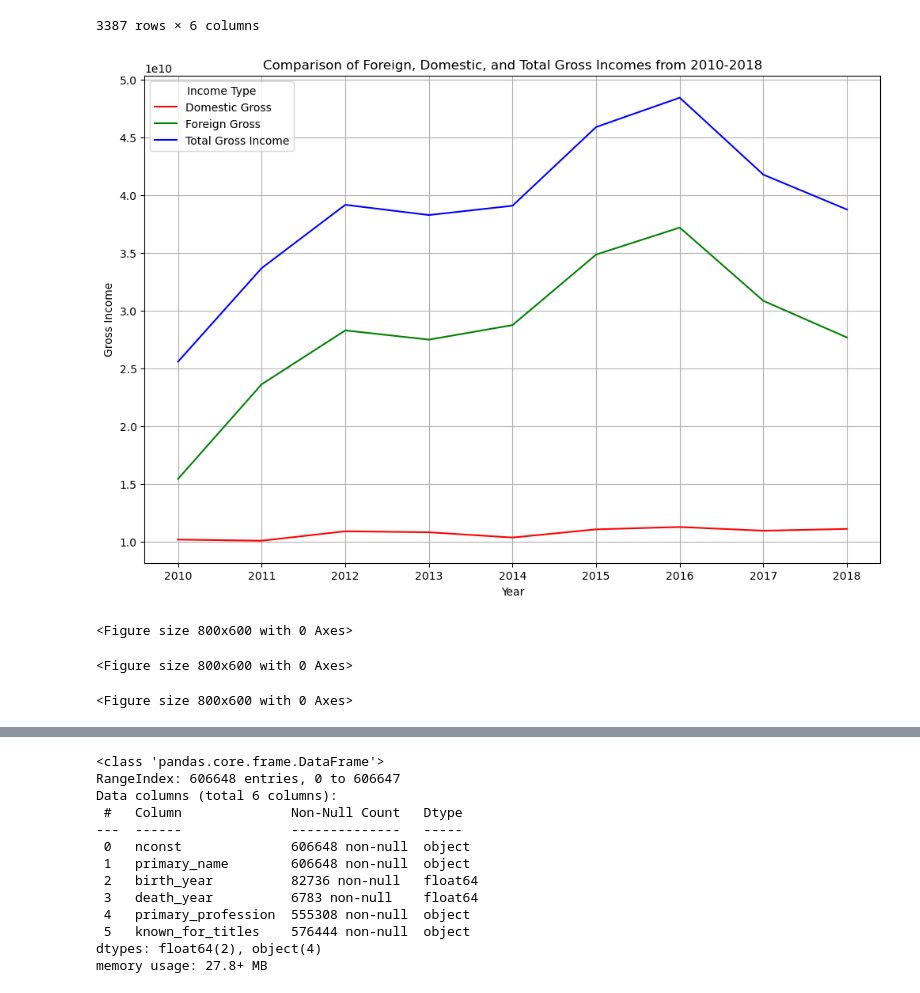
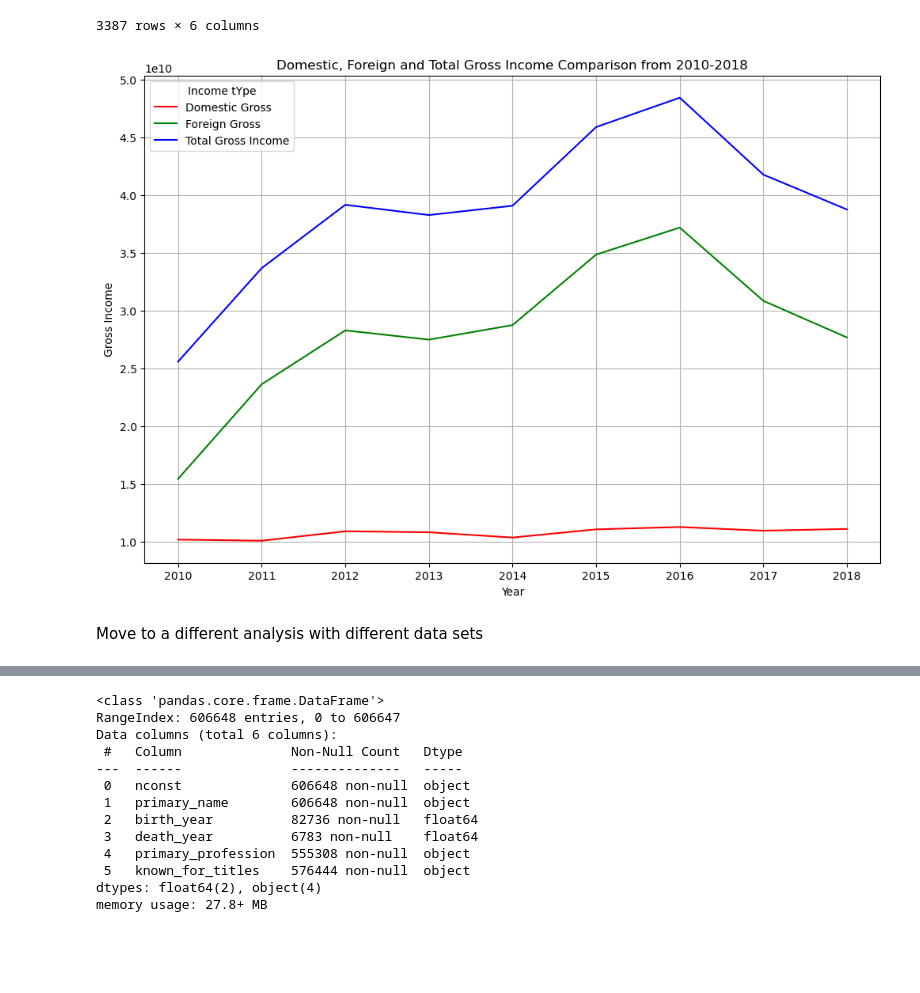
Before and after one commit to AwuorJ/dsc-phase-1-project-v2-3, a Jupyter notebook: student.ipynb, the cells around one changed output, grey strips where cells are left out. Drawn from its saved outputs; the diff is of its cells as text; code cells hidden in the pictures; blank space fills up the shorter version.

Commit message:
complete analysis

```diff
--- a/student.ipynb
+++ b/student.ipynb
@@ -253,34 +255,24 @@ df
 # %%
 yearly_gross_income = df.groupby('year').agg({'domestic_gross': 'sum', 'foreign_gross': 'sum', 'total_gross_income': 'sum'}).reset_index()
 
 colors = ['red', 'green', 'blue']
 
 plt.figure(figsize=(12, 8))
 for i, income_type in enumerate(['domestic_gross', 'foreign_gross', 'total_gross_income']):
-    sns.lineplot(data=yearly_gross_income, x='year', y=income_type, color=colors[i], label=income_type.replace('_', ' ').title())
+    sns.lineplot(data=yearly_gross_income, x = 'year', y = income_type, color = colors[i], label = income_type.replace('_', ' ').title())
 
-plt.title('Comparison of Foreign, Domestic, and Total Gross Incomes from 2010-2018')
+plt.title('Domestic, Foreign and Total Gross Income Comparison from 2010-2018')
 plt.xlabel('Year')
 plt.ylabel('Gross Income')
 plt.xticks(yearly_gross_income['year'])
-plt.legend(title='Income Type')
+plt.legend(title='Income tYpe')
 plt.grid(True)
+
 plt.show()
 # %% [output]
-[figure, old version]
+[figure, new version]
-# %%
-plt.figure(figsize=(8, 6))
-plt.savefig('Domestic_Gross_Box_Plot.png')
-
-plt.figure(figsize=(8, 6))
-plt.savefig('Foreign_Gross_Box_Plot.png')
-
-plt.figure(figsize=(8, 6))
-plt.savefig('Gross_incomes.png')
-# %% [output]
-<Figure size 800x600 with 0 Axes>
-<Figure size 800x600 with 0 Axes>
-<Figure size 800x600 with 0 Axes>
+# %% [markdown]
+Move to a different analysis with different data sets
 # %%
 df1 = pd.read_csv(r'C:\Users\pc\Downloads\dsc-phase-1-project-v2-3\zippedData\imdb.name.basics.csv.gz')
 df1
```
Also changed, not shown: parts of 25 cells of this notebook.
